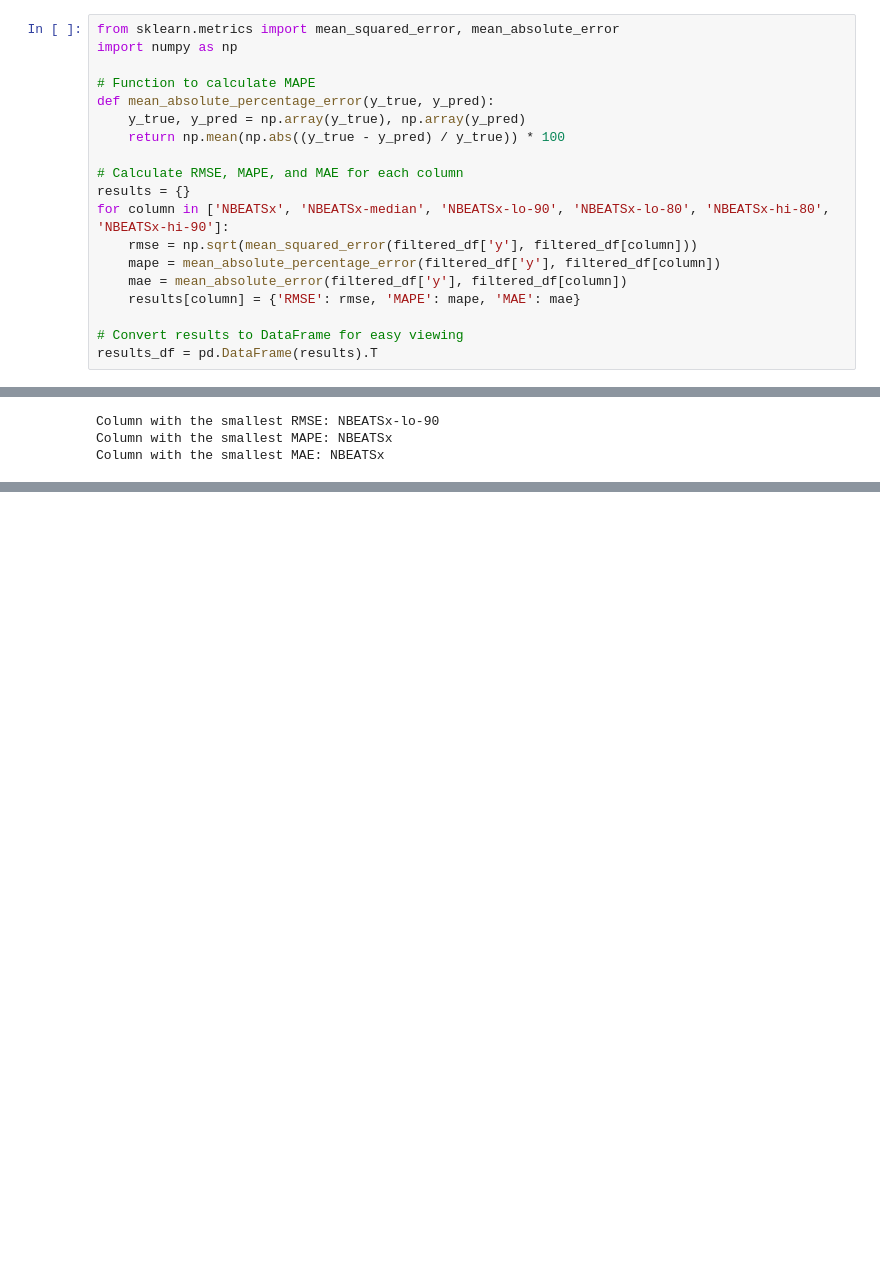
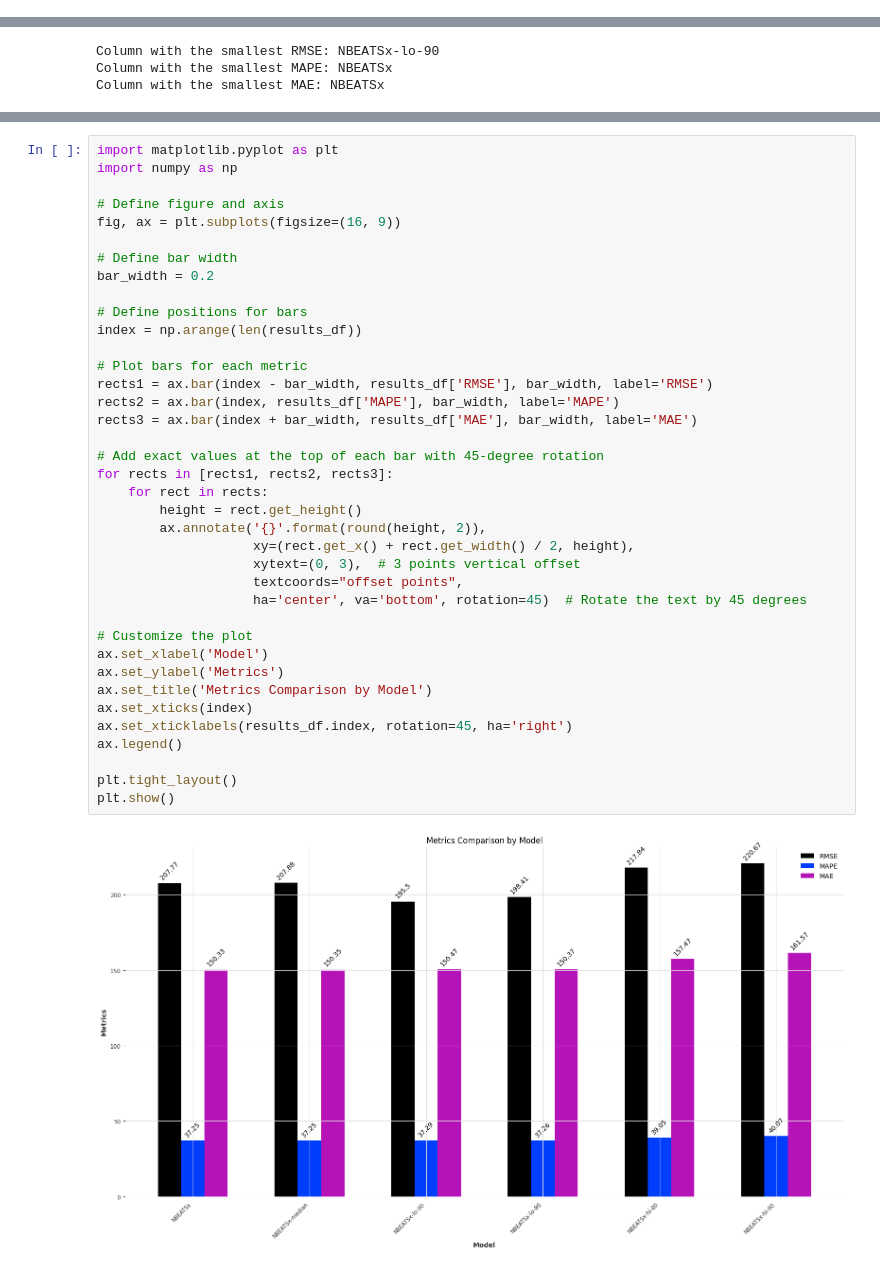
Before and after one commit to alwanrahmanas/forecastTraining, a Jupyter notebook: NBeats.ipynb, the cells around one changed output, grey strips where cells are left out. Saved outputs shown, nothing was run; the diff lists cells and outputs as text; blank space fills up the shorter version.

```diff
--- a/NBeats.ipynb
+++ b/NBeats.ipynb
@@ -133,25 +133,6 @@ filtered_df
 | 3 | Airline1 | 1960-02-29 | 391.0 | 133 | 342.0 | 689.215454 | 689.571045 | 670.868347 | ... |
 # %% [markdown]
 # Eval
-# %%
-from sklearn.metrics import mean_squared_error, mean_absolute_error
-import numpy as np
-
-# Function to calculate MAPE
-def mean_absolute_percentage_error(y_true, y_pred):
-    y_true, y_pred = np.array(y_true), np.array(y_pred)
-    return np.mean(np.abs((y_true - y_pred) / y_true)) * 100
-
-# Calculate RMSE, MAPE, and MAE for each column
-results = {}
-for column in ['NBEATSx', 'NBEATSx-median', 'NBEATSx-lo-90', 'NBEATSx-lo-80', 'NBEATSx-hi-80', 'NBEATSx-hi-90']:
-    rmse = np.sqrt(mean_squared_error(filtered_df['y'], filtered_df[column]))
-    mape = mean_absolute_percentage_error(filtered_df['y'], filtered_df[column])
-    mae = mean_absolute_error(filtered_df['y'], filtered_df[column])
-    results[column] = {'RMSE': rmse, 'MAPE': mape, 'MAE': mae}
-
-# Convert results to DataFrame for easy viewing
-results_df = pd.DataFrame(results).T
 # %%
 results_df
 # %% [output]
@@ -178,0 +163,40 @@ Column with the smallest MAE: NBEATSx
+# %%
+import matplotlib.pyplot as plt
+import numpy as np
+
+# Define figure and axis
+fig, ax = plt.subplots(figsize=(16, 9))
+
+# Define bar width
+bar_width = 0.2
+
+# Define positions for bars
+index = np.arange(len(results_df))
+
+# Plot bars for each metric
+rects1 = ax.bar(index - bar_width, results_df['RMSE'], bar_width, label='RMSE')
+rects2 = ax.bar(index, results_df['MAPE'], bar_width, label='MAPE')
+rects3 = ax.bar(index + bar_width, results_df['MAE'], bar_width, label='MAE')
+
+# Add exact values at the top of each bar with 45-degree rotation
+for rects in [rects1, rects2, rects3]:
+    for rect in rects:
+        height = rect.get_height()
+        ax.annotate('{}'.format(round(height, 2)),
+                    xy=(rect.get_x() + rect.get_width() / 2, height),
+                    xytext=(0, 3),  # 3 points vertical offset
+                    textcoords="offset points",
+                    ha='center', va='bottom', rotation=45)  # Rotate the text by 45 degrees
+
+# Customize the plot
+ax.set_xlabel('Model')
+ax.set_ylabel('Metrics')
+ax.set_title('Metrics Comparison by Model')
+ax.set_xticks(index)
+ax.set_xticklabels(results_df.index, rotation=45, ha='right')
+ax.legend()
+
+plt.tight_layout()
+plt.show()
+# %% [output]
+[figure, added]
```
Also changed, not shown: parts of 3 cells of this notebook.
